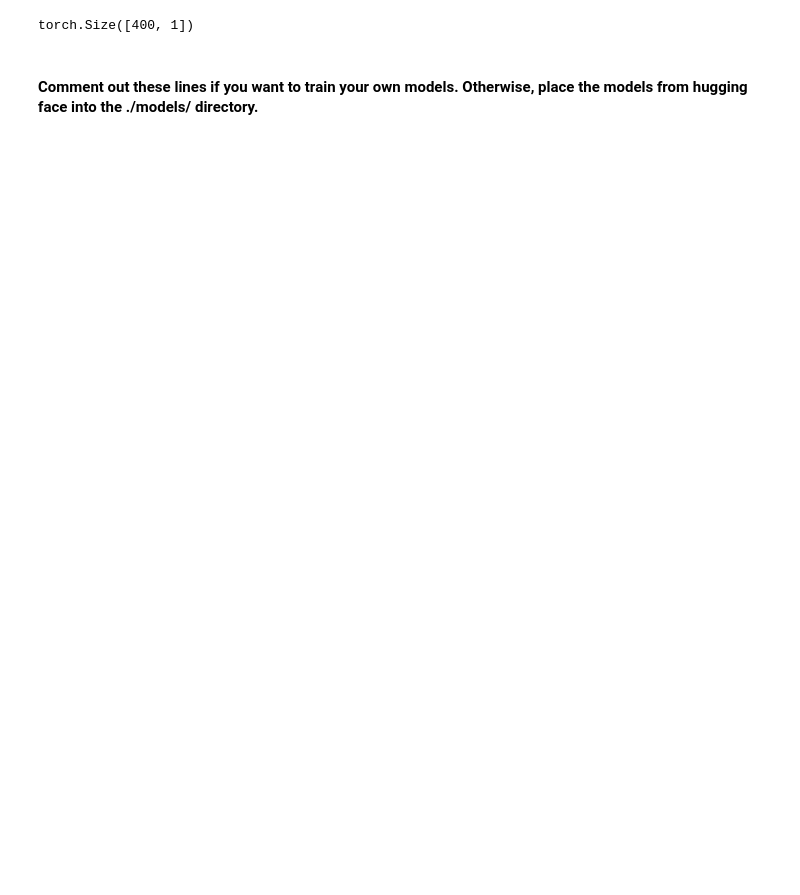
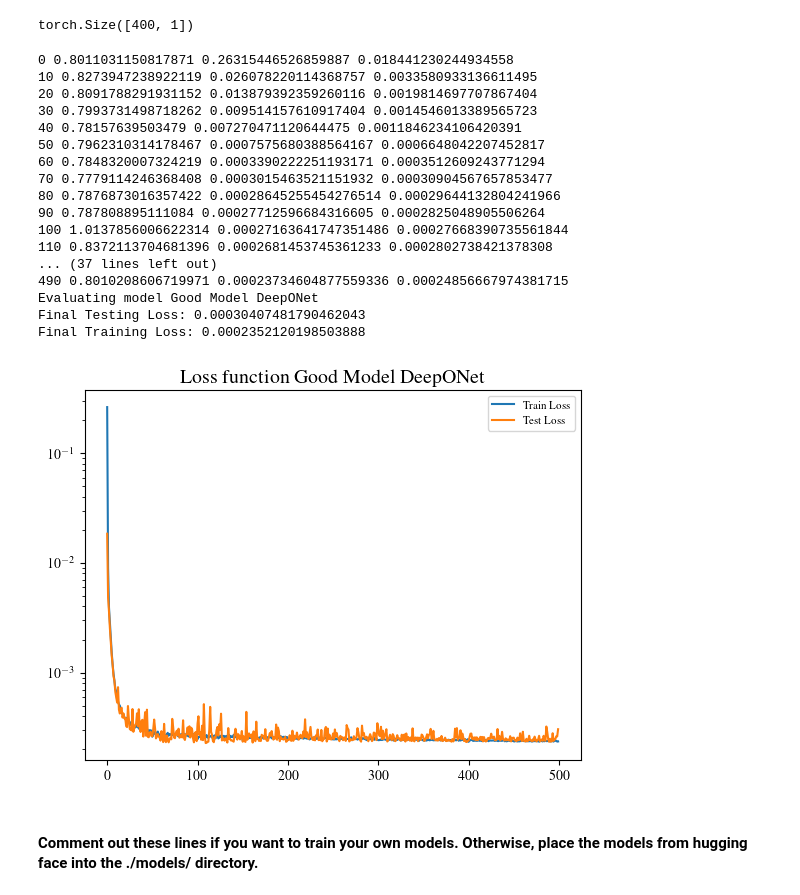
Before and after one commit to lukebhan/Neural-Operator-Delay-Adaptive-Predictor-Feedback, a Jupyter notebook: chemostat_example/Chemostat.ipynb, the cells around one changed output. Drawn from its saved outputs; the diff is of its cells as text; code cells hidden in the pictures; blank space fills up the shorter version.

```diff
--- a/chemostat_example/Chemostat.ipynb
+++ b/chemostat_example/Chemostat.ipynb
@@ -247,11 +265,6 @@ outputs = np.load("datasets/outputs.npy").astype(np.float32)
 # %%
 # Parameters
 epochs =500
-ntrain = 900
-ntest = 100
-batch_size = 512
-g = 0.5
-learning_rate = 3e-4
-step_size= 50
+batch_size = 256
 # %%
 x_train, x_test, y_train, y_test = train_test_split(inputs, outputs, test_size=0.1, random_state=1)
@@ -269,6 +297,7 @@ grid=torch.from_numpy(spatial.reshape((len(spatial), 1))).to(device)
 print(grid.shape)
 m = grid.shape[0]
 dim_x = grid.shape[1]
+grid_out = torch.linspace(0.0, 1.0, 200, device=device).reshape(-1, 1)
 # %% [output]
 torch.Size([400, 1])
 # %%
@@ -422,8 +471,8 @@ def solve_delay_integral_batched(predictors, controls, D_estimate, w, w_x, x):
 
     return result  # shape (B,)
 
-def train_model(model, num_epochs, model_type):
-    optimizer = torch.optim.Adam(model.parameters(), lr=learning_rate, weight_decay=1e-4)
+def train_model(model, num_epochs, model_type, learning_rate, weight_decay, step_size, g):
+    optimizer = torch.optim.Adam(model.parameters(), lr=learning_rate, weight_decay=weight_decay)
     scheduler = torch.optim.lr_scheduler.StepLR(optimizer, step_size=step_size, gamma=g)
     loss = torch.nn.MSELoss()
     train_lossArr = []
@@ -438,7 +487,7 @@ def train_model(model, num_epochs, model_type):
             x_vals, y_vals = x_vals.to(device), y_vals.to(device)
             optimizer.zero_grad()
             if model_type == "DeepONet":
-                out = model((x_vals, grid))
+                out = model((x_vals, grid_out))
             else:
                 out = model(x_vals)
             # Ensure the output matches the x_values
@@ -466,7 +515,7 @@ def train_model(model, num_epochs, model_type):
         with torch.no_grad():
             for x_vals, y_vals in testData:
                 if model_type == "DeepONet":
-                    out = model((x_vals, grid))
+                    out = model((x_vals, grid_out))
                 else:
                     out = model(x_vals)
                 # Ensure the output matches the x_values
@@ -481,7 +530,7 @@ def train_model(model, num_epochs, model_type):
 
         t2 = time.time()
         time_Arr.append(t2-t1)
-        if ep%50 == 0:
+        if ep%10 == 0:
             print(ep, t2-t1, np.mean(np.array(train_lossArr[-50:])), np.mean(np.array(test_lossArr[-50:])))
     return model, train_lossArr, test_lossArr
 
@@ -497,6 +546,46 @@ def evaluate_model(model, name, train_lossArr, test_lossArr):
 
     print("Final Testing Loss:", test_lossArr[-1])
     print("Final Training Loss:", train_lossArr[-1])
+# %%
+# # Train DeepONET good model
+# input size batch_size, grid_size
+# output size batch_size, grid_size/2
+# grid_size = [4*nx, 1]
+g = 0.9
+learning_rate = 3e-4
+step_size= 50
+weight_decay = 1e-4
+pod_rank = 32
+pod_basis, y_mean = compute_pod_basis(y_train_numpy, pod_rank)
+
+modelBetterDeepONet = PODDeepONetProjected(
+    pod_basis=pod_basis.to(device),
+    m=400,
+    pod_rank=pod_rank
+).to(device)
+
+modelBetterDeepONet, train_lossArrBetterDeepONet, test_lossArrBetterDeepONet = train_model(modelBetterDeepONet, 500, "DeepONet", learning_rate, weight_decay, step_size, g)
+evaluate_model(modelBetterDeepONet, "Good Model DeepONet", train_lossArrBetterDeepONet, test_lossArrBetterDeepONet)
+torch.save(modelBetterDeepONet.state_dict(), "models/deeponet")
+# %% [output]
+0 0.8011031150817871 0.26315446526859887 0.018441230244934558
+10 0.8273947238922119 0.026078220114368757 0.0033580933136611495
+20 0.8091788291931152 0.013879392359260116 0.0019814697707867404
+30 0.7993731498718262 0.009514157610917404 0.0014546013389565723
+40 0.78157639503479 0.007270471120644475 0.0011846234106420391
+50 0.7962310314178467 0.0007575680388564167 0.0006648042207452817
+60 0.7848320007324219 0.0003390222251193171 0.0003512609243771294
+70 0.7779114246368408 0.0003015463521151932 0.00030904567657853477
+80 0.7876873016357422 0.00028645255454276514 0.00029644132804241966
+90 0.787808895111084 0.00027712596684316605 0.0002825048905506264
+100 1.0137856006622314 0.00027163641747351486 0.00027668390735561844
+110 0.8372113704681396 0.0002681453745361233 0.0002802738421378308
+... (37 lines left out)
+490 0.8010208606719971 0.00023734604877559336 0.00024856667974381715
+Evaluating model Good Model DeepONet
+Final Testing Loss: 0.00030407481790462043
+Final Training Loss: 0.0002352120198503888
+[figure, added]
 # %% [markdown]
 <h4> Comment out these lines if you want to train your own models. Otherwise, place the models from hugging face into the ./models/
 directory. </h4>
```
Also changed, not shown: parts of 19 cells of this notebook.
